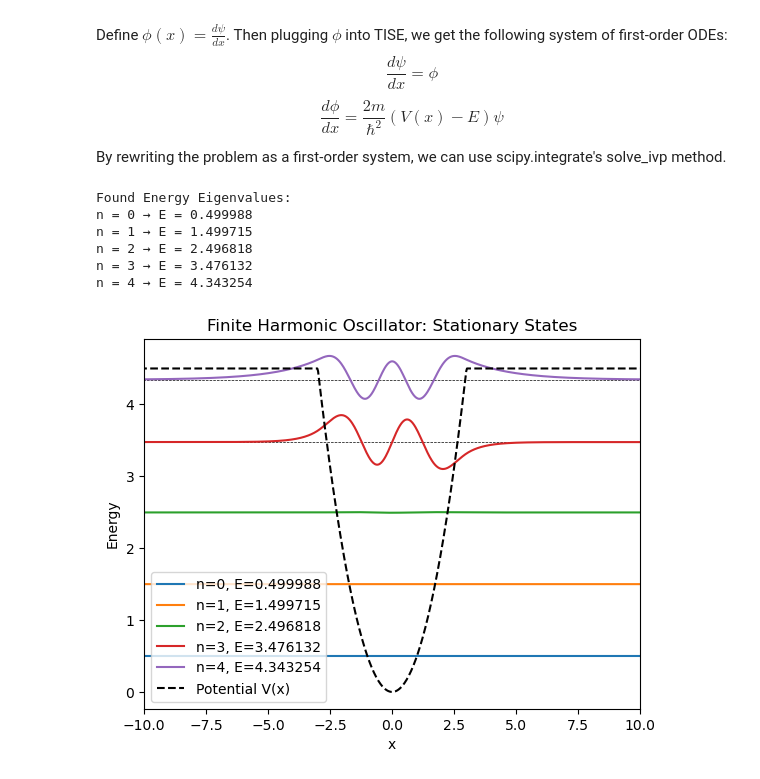
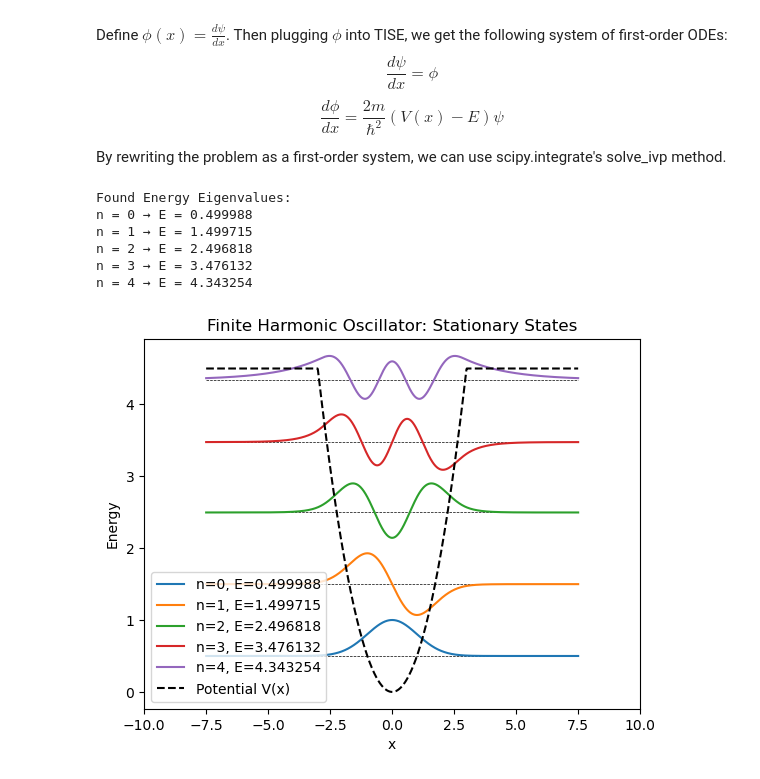
Before and after one commit to ehong2048/phys113_project, a Jupyter notebook: finiteHarmonicOscillatorJacksonEdits2.ipynb, the cells around one changed output. Saved outputs shown, nothing was run; the diff lists cells and outputs as text; code cells hidden in the pictures.

```diff
--- a/finiteHarmonicOscillatorJacksonEdits2.ipynb
+++ b/finiteHarmonicOscillatorJacksonEdits2.ipynb
@@ -160,7 +158,8 @@ $$\frac{d\psi}{dx} = \phi$$
 $$\frac{d\phi}{dx} = \frac{2m}{\hbar^2}(V(x) - E)\psi$$
 By rewriting the problem as a first-order system, we can use scipy.integrate's solve_ivp method.
 # %%
-x_vals = np.linspace(-15, 15, 1000)
+x_vals = np.linspace(-7.5, 7.5, 1000)
+x_cutoff = 3 * np.sqrt(hbar / (mass * omega))
 
 x_domain = (-15, 15)  # domain of x goes far enough to capture most of the wavefunctions tail
 V_vec = np.vectorize(finite_harmonic_potential)  # vectorized version for plotting or integration
@@ -229,36 +228,36 @@ for E_low, E_high in sign_changes:  # for each energy search interval to check
 print("Found Energy Eigenvalues:")
 
 # Plot wavefunctions psi_n for the found energy eigenvalues
-y0 = [1e-5, 0.0]
+y0 = [1, 0.0]
 for n, E_n in enumerate(energy_eigenvalues):
     print(f"n = {n} → E = {E_n:.6f}")
 
     # Solves TISE for the energy eigenvalue E_n, returns [psi(x), dpsi/dx]
     sol_n = solve_ivp(schrodinger_rhs, x_domain, y0, args=(E_n,), method='DOP853', rtol=1e-9, atol=1e-12, dense_output=True, t_eval=x_vals, max_step=0.01)
     psi_n = sol_n.sol(x_vals)[0]  # psi(x)
 
     # Normalizes wave function and scales for visualization purposes
     norm = np.trapz(np.abs(psi_n)**2, x_vals)
     psi_n_scaled = psi_n / np.sqrt(norm) / 1.5
 
     plt.plot(x_vals, np.full_like(x_vals, E_n), 'k--', linewidth=0.5)  # plot the n-th energy level
     # Plot wavefunction shifted by energy level for visualization purposes
     plt.plot(x_vals, psi_n_scaled + E_n, label=f"n={n}, E={E_n:.6f}")
 
 # Plot finite potential V(x)
 plt.plot(x_vals, V_vec(x_vals), 'k--', label="Potential V(x)")
 
 plt.title("Finite Harmonic Oscillator: Stationary States")
 plt.xlabel("x")
 plt.ylabel("Energy")
 plt.xlim(-10, 10)
 plt.legend()
 plt.show()
 # %% [output]
 Found Energy Eigenvalues:
 n = 0 → E = 0.499988
 n = 1 → E = 1.499715
 n = 2 → E = 2.496818
 n = 3 → E = 3.476132
 n = 4 → E = 4.343254
-[figure, old version]
+[figure, new version]
```
Also changed, not shown: parts of 2 cells of this notebook.
